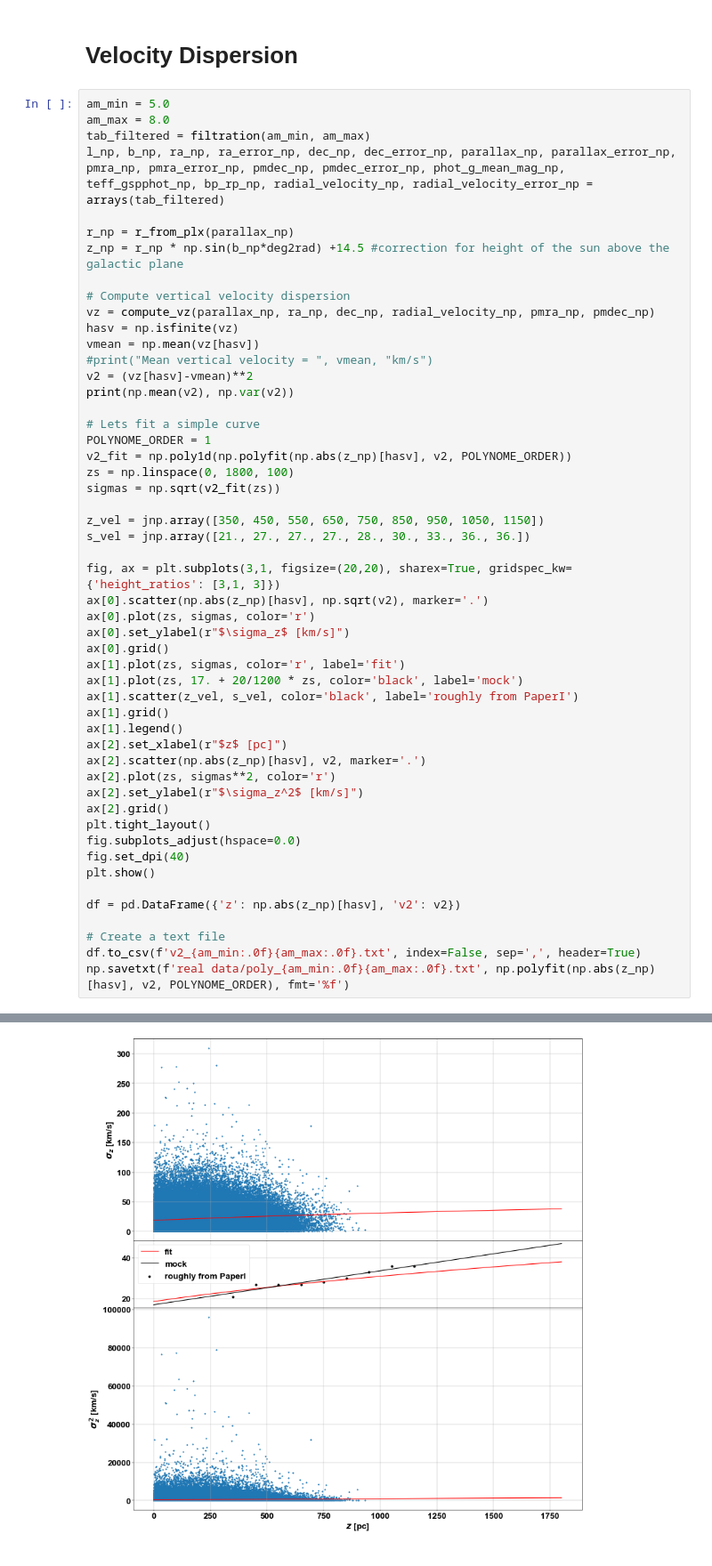
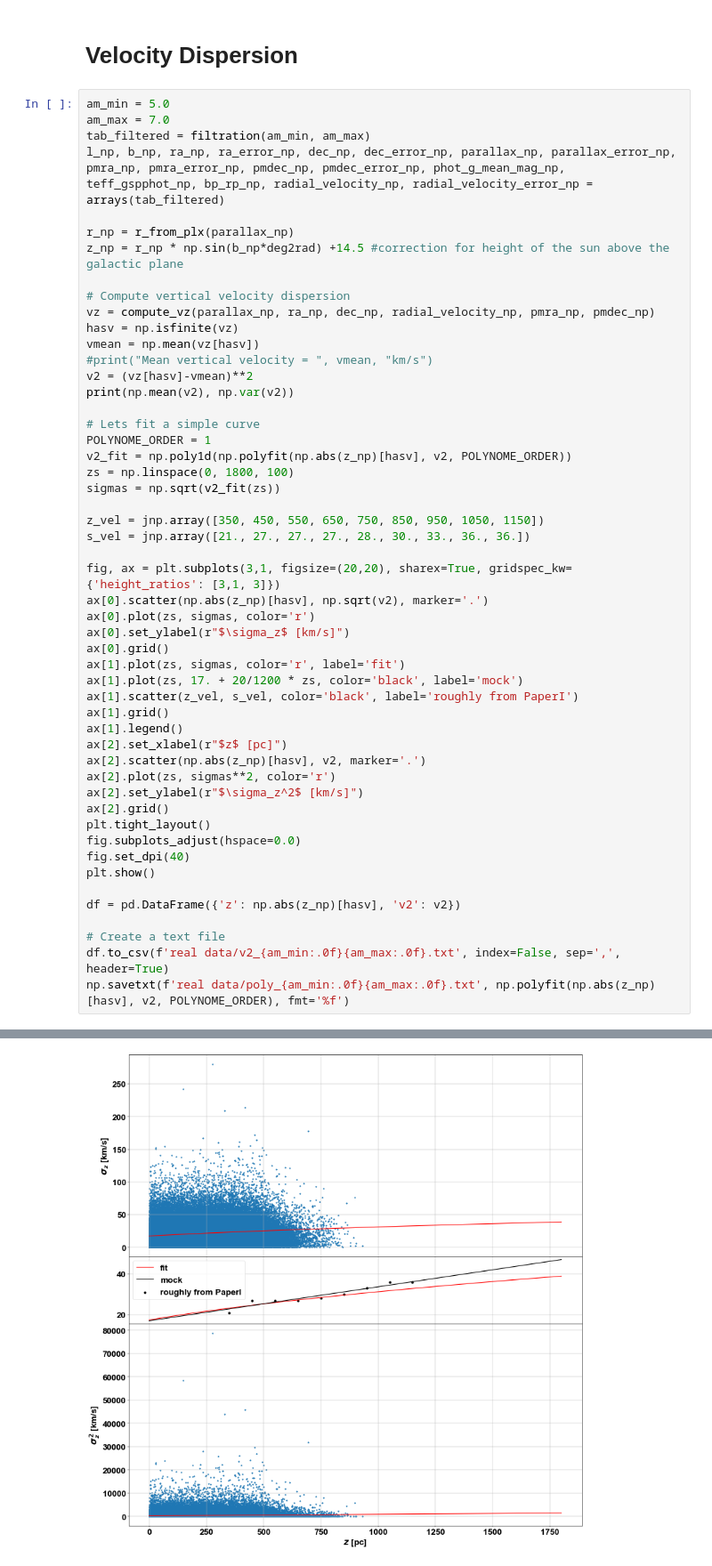
Before and after one commit to rubba0220/Bachelorarbeit, a Jupyter notebook: GaiaDR3_Data.ipynb, the cells around one changed output, grey strips where cells are left out. Shown at 89% size. Cells and saved outputs as stored; diff of their text form.

```diff
--- a/GaiaDR3_Data.ipynb
+++ b/GaiaDR3_Data.ipynb
@@ -351,7 +351,7 @@ def compute_vz(plx, ra, dec, vlos, pm_ra, pm_dec,):
 # Velocity Dispersion
 # %%
 am_min = 5.0
-am_max = 8.0
+am_max = 7.0
 tab_filtered = filtration(am_min, am_max)
 l_np, b_np, ra_np, ra_error_np, dec_np, dec_error_np, parallax_np, parallax_error_np, pmra_np, pmra_error_np, pmdec_np, pmdec_error_np, phot_g_mean_mag_np, teff_gspphot_np, bp_rp_np, radial_velocity_np, radial_velocity_error_np = arrays(tab_filtered)
 
@@ -398,7 +398,7 @@ plt.show()
 df = pd.DataFrame({'z': np.abs(z_np)[hasv], 'v2': v2})
 
 # Create a text file
-df.to_csv(f'v2_{am_min:.0f}{am_max:.0f}.txt', index=False, sep=',', header=True)
+df.to_csv(f'real data/v2_{am_min:.0f}{am_max:.0f}.txt', index=False, sep=',', header=True)
 np.savetxt(f'real data/poly_{am_min:.0f}{am_max:.0f}.txt', np.polyfit(np.abs(z_np)[hasv], v2, POLYNOME_ORDER), fmt='%f')
 # %% [output]
 Requirement: Inside the cylinder of 2 * 1800.0 pc hight (centered at galactic plane!). Removes an additional 6.81e+02 sources
@@ -411,4 +411,4 @@ We are left with 5.36e+05 sources
-[figure, old version]
+[figure, new version]
 # %%
 def vel_disp(am_min, am_max, n_bins):
     tab_filtered = filtration(am_min, am_max)
```
Also changed, not shown: parts of 1 cell of this notebook, 23 other files.
